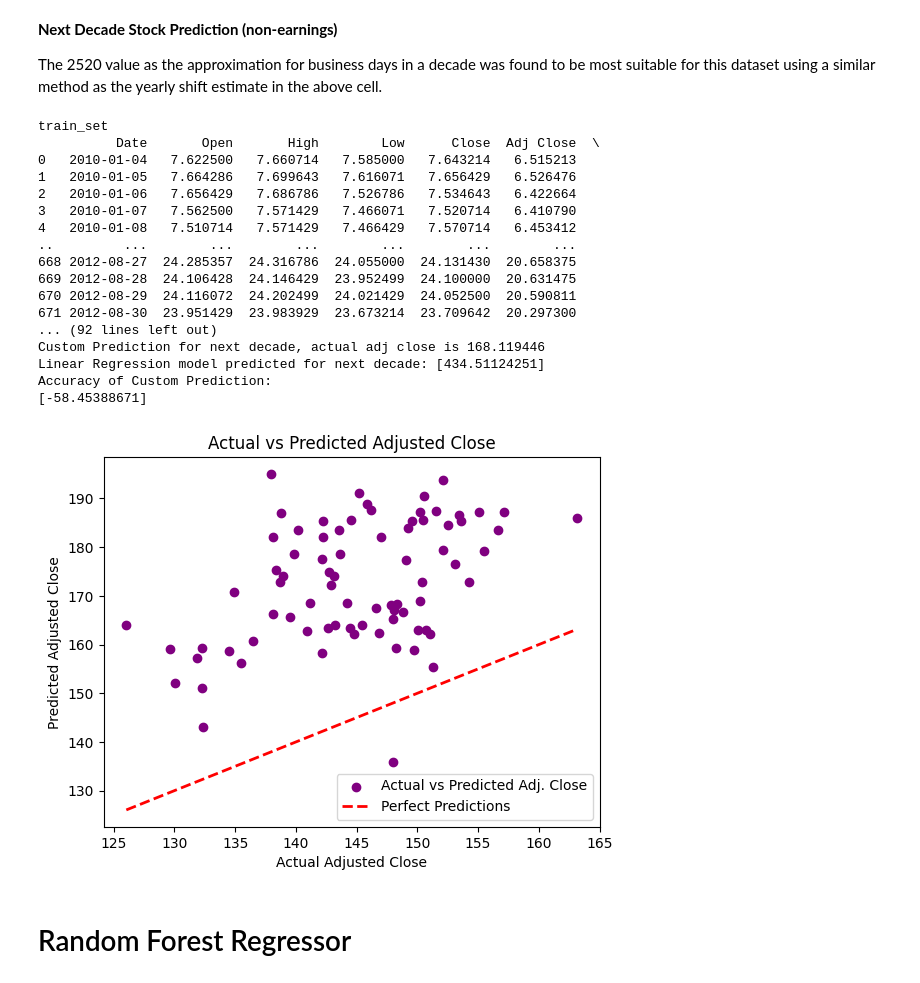
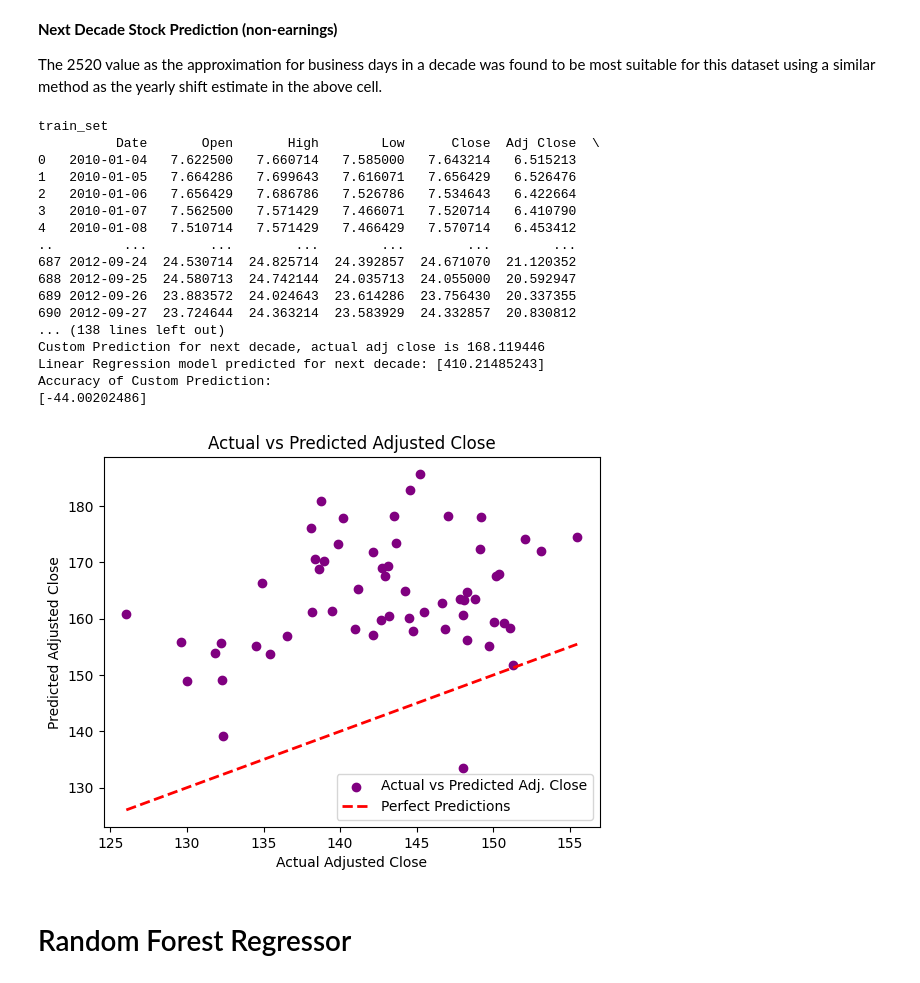
Before and after one commit to EliMartian/aapl_stock, a Jupyter notebook: aapl_stock_research.ipynb, the cells around one changed output. Saved outputs shown, nothing was run; the diff lists cells and outputs as text; code cells hidden in the pictures.

```diff
--- a/aapl_stock_research.ipynb
+++ b/aapl_stock_research.ipynb
@@ -612,17 +589,20 @@ df_aapl_non = df_aapl.dropna()
 # # Split the data into training and testing sets
 # X_train, X_test, y_train, y_test = train_test_split(X_aapl, y_aapl, test_size=0.2)
 
-# Specify the date to split the data
-split_date = '2012-9-01'
+# Split the data into training and testing sets, giving us the date range for testing
+# where start_date starts the training data, and end_date ends the training data
+start_date = '2012-09-30'
+end_date = '2012-12-31'
 
 # Convert the date column to datetime format if needed
 df_aapl['Date'] = pd.to_datetime(df_aapl['Date'])
 
 # Create training and testing sets
-train_set = df_aapl[df_aapl['Date'] < split_date]
+train_set = df_aapl[df_aapl['Date'] < start_date]
 print("train_set")
 print(train_set)
-test_set = df_aapl[df_aapl['Date'] >= split_date]
+
+test_set = df_aapl[(df_aapl['Date'] >= start_date) & (df_aapl['Date'] <= end_date)]
 print("test_set")
 print(test_set)
 
@@ -633,19 +613,9 @@ X_train = train_set.drop(['Adj Close', 'Target Adj Close', 'Date', 'Estimated EP
 y_test_lr = test_set['Target Adj Close']
 X_test = test_set.drop(['Adj Close', 'Target Adj Close', 'Date', 'Estimated EPS', 'Actual EPS', 'Target Date'], axis=1)
 
-
-
-
-
-
-
-# Create a StandardScaler
+# Create a StandardScaler and scale train and test data
 scaler = StandardScaler()
-
-# Fit and transform the scaler on the training data
 X_train_scaled = scaler.fit_transform(X_train)
-
-# Transform the test data using the scaler
 X_test_scaled = scaler.transform(X_test)
 
 # Create a linear regression model
@@ -674,6 +644,7 @@ print(f"Len of X_aapl_scaled: {len(X_total_scaled)}")
 
 # Create a DataFrame with cross-validated predictions
 results_df_lr = pd.DataFrame({'Predicted': predictions, 'Actual': y_test_lr})
+results_df_lr = results_df_lr.dropna()
 print("Actual RESULTS_DF_LR WE CARE ABOUT")
 print(len(results_df_lr))
 print("results_df below!!")
@@ -719,50 +690,41 @@ custom_predictions = linear_regression_model.predict(custom_values_scaled)
 
 # Print the predictions
 print(f"Custom Prediction for next decade, actual adj close is {actual_adj_value}")
 print(f"Linear Regression model predicted for next decade: {custom_predictions}")
 
 print("Accuracy of Custom Prediction:")
 print((1 - np.abs(1 - custom_predictions / actual_adj_value)) * 100)
 
-# Plot the results of cross-validated predictions
-# plt.scatter(y_aapl, predicted, color='blue', label='Cross-validated predictions')
-# plt.plot([y_aapl.min(), y_aapl.max()], [y_aapl.min(), y_aapl.max()], linestyle='--', color='red', linewidth=2, label='Perfect Predictions')
-# plt.xlabel('Actual')
-# plt.ylabel('Predicted')
-# plt.title('Cross-validated Predictions vs. Actual')
-# plt.legend()
-# plt.show()
-
 # Plot the actual difference between the predicted and actual adjusted close
 plt.scatter(results_df_lr['Actual'], results_df_lr['Predicted'], color='purple', label='Actual vs Predicted Adj. Close')
 
 # Plot a diagonal line representing perfect predictions
 plt.plot([results_df_lr['Actual'].min(), results_df_lr['Actual'].max()], [results_df_lr['Actual'].min(), results_df_lr['Actual'].max()], linestyle='--', color='red', linewidth=2, label='Perfect Predictions')
 
 plt.xlabel('Actual Adjusted Close')
 plt.ylabel('Predicted Adjusted Close')
 plt.title('Actual vs Predicted Adjusted Close')
 plt.legend()
 plt.show()
 # %% [output]
 train_set
           Date       Open       High        Low      Close  Adj Close  \
 0   2010-01-04   7.622500   7.660714   7.585000   7.643214   6.515213
 1   2010-01-05   7.664286   7.699643   7.616071   7.656429   6.526476
 2   2010-01-06   7.656429   7.686786   7.526786   7.534643   6.422664
 3   2010-01-07   7.562500   7.571429   7.466071   7.520714   6.410790
 4   2010-01-08   7.510714   7.571429   7.466429   7.570714   6.453412
 ..         ...        ...        ...        ...        ...        ...
-668 2012-08-27  24.285357  24.316786  24.055000  24.131430  20.658375
-669 2012-08-28  24.106428  24.146429  23.952499  24.100000  20.631475
-670 2012-08-29  24.116072  24.202499  24.021429  24.052500  20.590811
-671 2012-08-30  23.951429  23.983929  23.673214  23.709642  20.297300
-... (92 lines left out)
+687 2012-09-24  24.530714  24.825714  24.392857  24.671070  21.120352
+688 2012-09-25  24.580713  24.742144  24.035713  24.055000  20.592947
+689 2012-09-26  23.883572  24.024643  23.614286  23.756430  20.337355
+690 2012-09-27  23.724644  24.363214  23.583929  24.332857  20.830812
+... (138 lines left out)
 Custom Prediction for next decade, actual adj close is 168.119446
-Linear Regression model predicted for next decade: [434.51124251]
+Linear Regression model predicted for next decade: [410.21485243]
 Accuracy of Custom Prediction:
-[-58.45388671]
+[-44.00202486]
-[figure, old version]
+[figure, new version]
 # %% [markdown]
 # Random Forest Regressor
 # %% [markdown]
```
Also changed, not shown: parts of 23 cells of this notebook, 1 other file.
